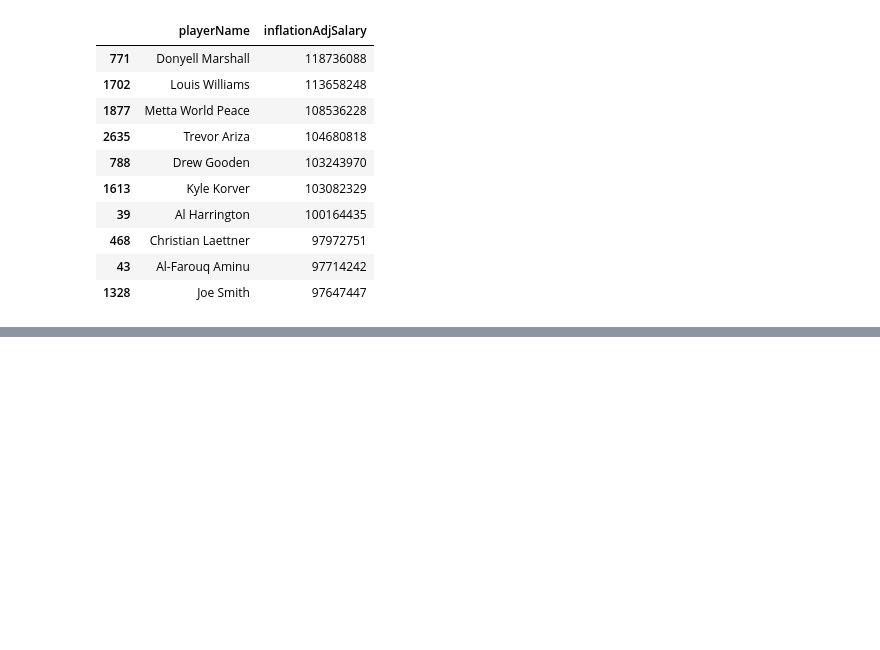
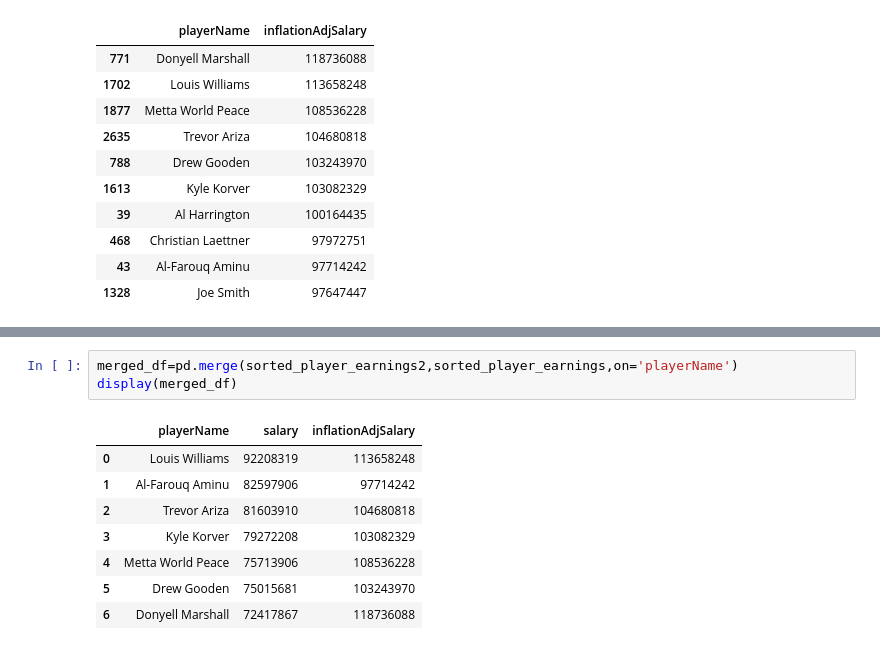
Before and after one commit to AnanyaaPal/Descriptive-Analysis, a Jupyter notebook: code_nba players salaries.ipynb, the cells around one changed output, grey strips where cells are left out. Drawn from its saved outputs; the diff is of its cells as text; blank space fills up the shorter version.

```diff
--- a/code_nba players salaries.ipynb
+++ b/code_nba players salaries.ipynb
@@ -206,0 +233,12 @@ plt.show()
+# %%
+merged_df=pd.merge(sorted_player_earnings2,sorted_player_earnings,on='playerName')
+display(merged_df)
+# %% [output]
+|  | playerName | salary | inflationAdjSalary |
+| 0 | Louis Williams | 92208319 | 113658248 |
+| 1 | Al-Farouq Aminu | 82597906 | 97714242 |
+| 2 | Trevor Ariza | 81603910 | 104680818 |
+| 3 | Kyle Korver | 79272208 | 103082329 |
+| 4 | Metta World Peace | 75713906 | 108536228 |
+| 5 | Drew Gooden | 75015681 | 103243970 |
+| 6 | Donyell Marshall | 72417867 | 118736088 |
```
Also changed, not shown: parts of 6 cells of this notebook.
